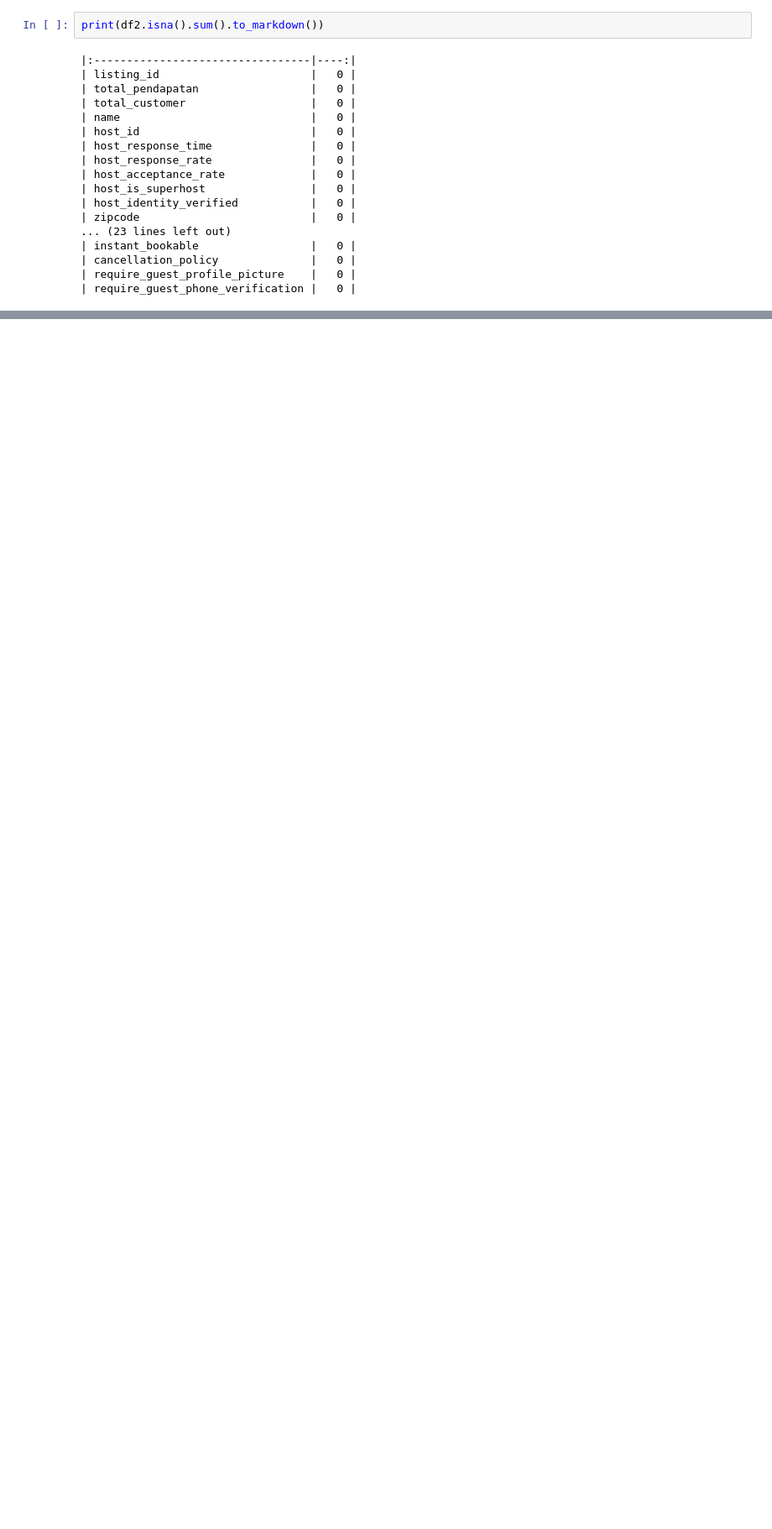
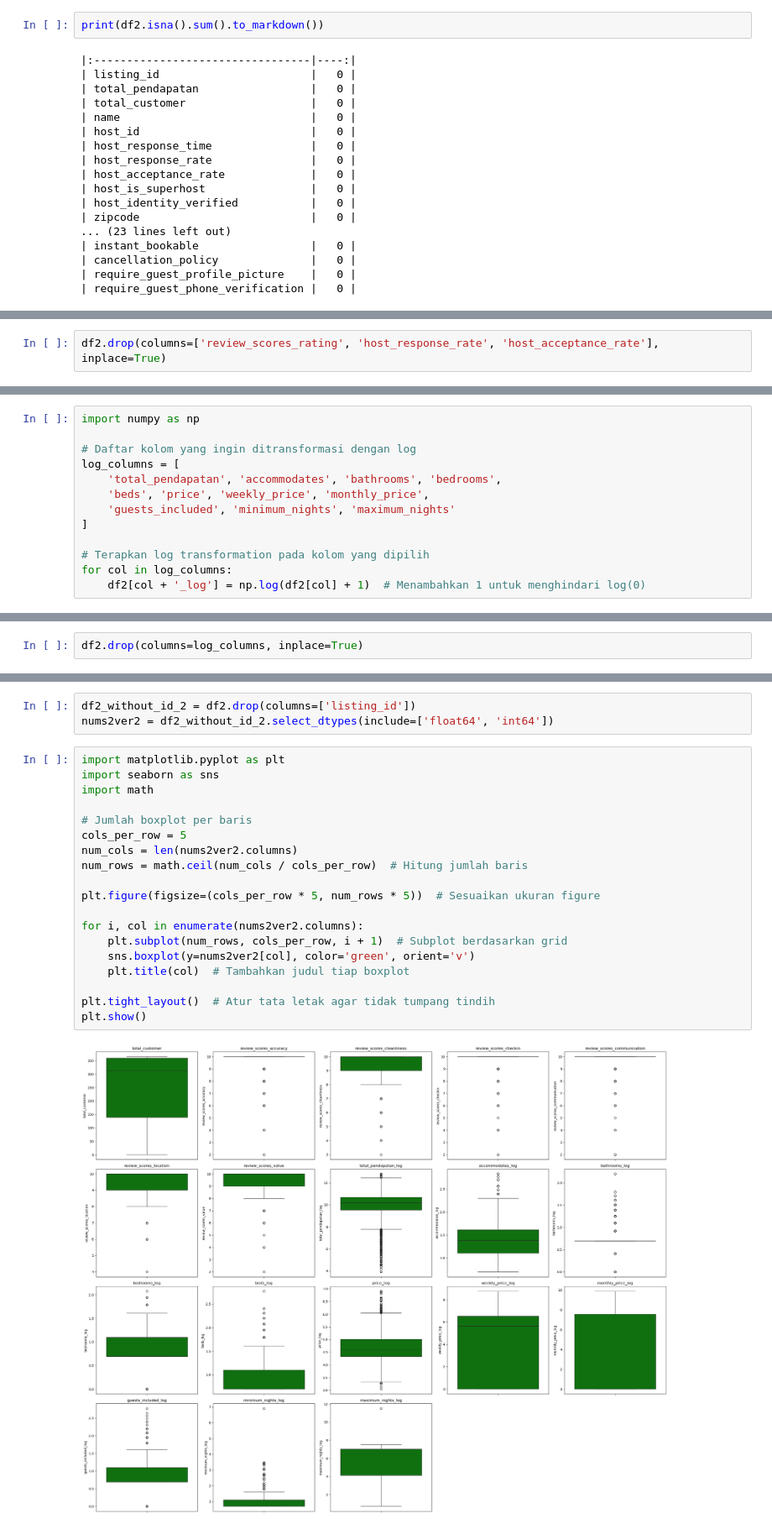
Before and after one commit to Podjan/ResNet2, a Jupyter notebook: Coding2.ipynb, the cells around one changed output, grey strips where cells are left out. Shown at 84% size. Cells and saved outputs as stored; diff of their text form; blank space fills up the shorter version.

Commit message:
push handling outlier dan feature transformation

```diff
--- a/Coding2.ipynb
+++ b/Coding2.ipynb
@@ -991,0 +1079,2 @@ print(df2.isna().sum().to_markdown())
+# %%
+df2.drop(columns=['review_scores_rating', 'host_response_rate', 'host_acceptance_rate'], inplace=True)
@@ -991,0 +1111,13 @@ print(df2.isna().sum().to_markdown())
+# %%
+import numpy as np
+
+# Daftar kolom yang ingin ditransformasi dengan log
+log_columns = [
+    'total_pendapatan', 'accommodates', 'bathrooms', 'bedrooms',
+    'beds', 'price', 'weekly_price', 'monthly_price',
+    'guests_included', 'minimum_nights', 'maximum_nights'
+]
+
+# Terapkan log transformation pada kolom yang dipilih
+for col in log_columns:
+    df2[col + '_log'] = np.log(df2[col] + 1)  # Menambahkan 1 untuk menghindari log(0)
@@ -991,0 +1154,2 @@ print(df2.isna().sum().to_markdown())
+# %%
+df2.drop(columns=log_columns, inplace=True)
@@ -991,0 +1176,24 @@ print(df2.isna().sum().to_markdown())
+# %%
+df2_without_id_2 = df2.drop(columns=['listing_id'])
+nums2ver2 = df2_without_id_2.select_dtypes(include=['float64', 'int64'])
+# %%
+import matplotlib.pyplot as plt
+import seaborn as sns
+import math
+
+# Jumlah boxplot per baris
+cols_per_row = 5
+num_cols = len(nums2ver2.columns)
+num_rows = math.ceil(num_cols / cols_per_row)  # Hitung jumlah baris
+
+plt.figure(figsize=(cols_per_row * 5, num_rows * 5))  # Sesuaikan ukuran figure
+
+for i, col in enumerate(nums2ver2.columns):
+    plt.subplot(num_rows, cols_per_row, i + 1)  # Subplot berdasarkan grid
+    sns.boxplot(y=nums2ver2[col], color='green', orient='v')
+    plt.title(col)  # Tambahkan judul tiap boxplot
+
+plt.tight_layout()  # Atur tata letak agar tidak tumpang tindih
+plt.show()
+# %% [output]
+[figure, added]
```
Also changed, not shown: parts of 12 cells of this notebook, 5 other files.
